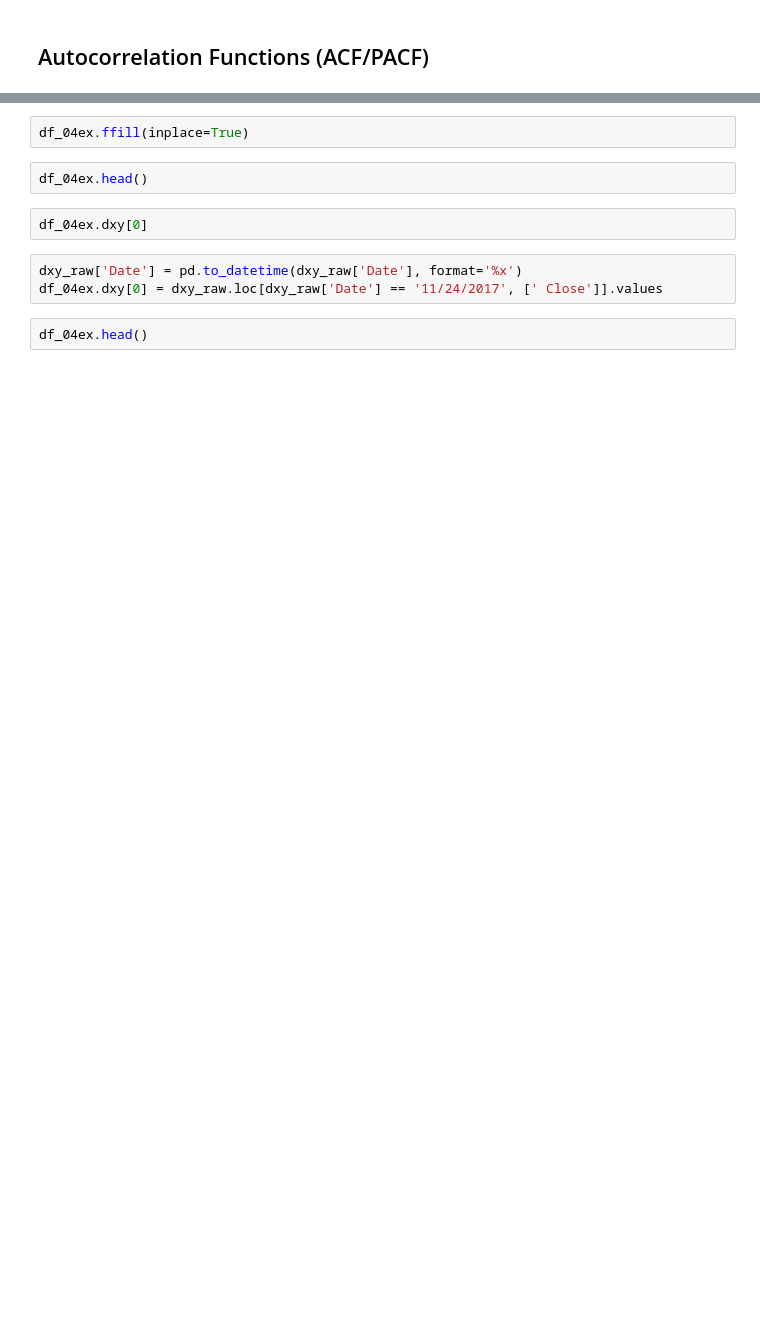
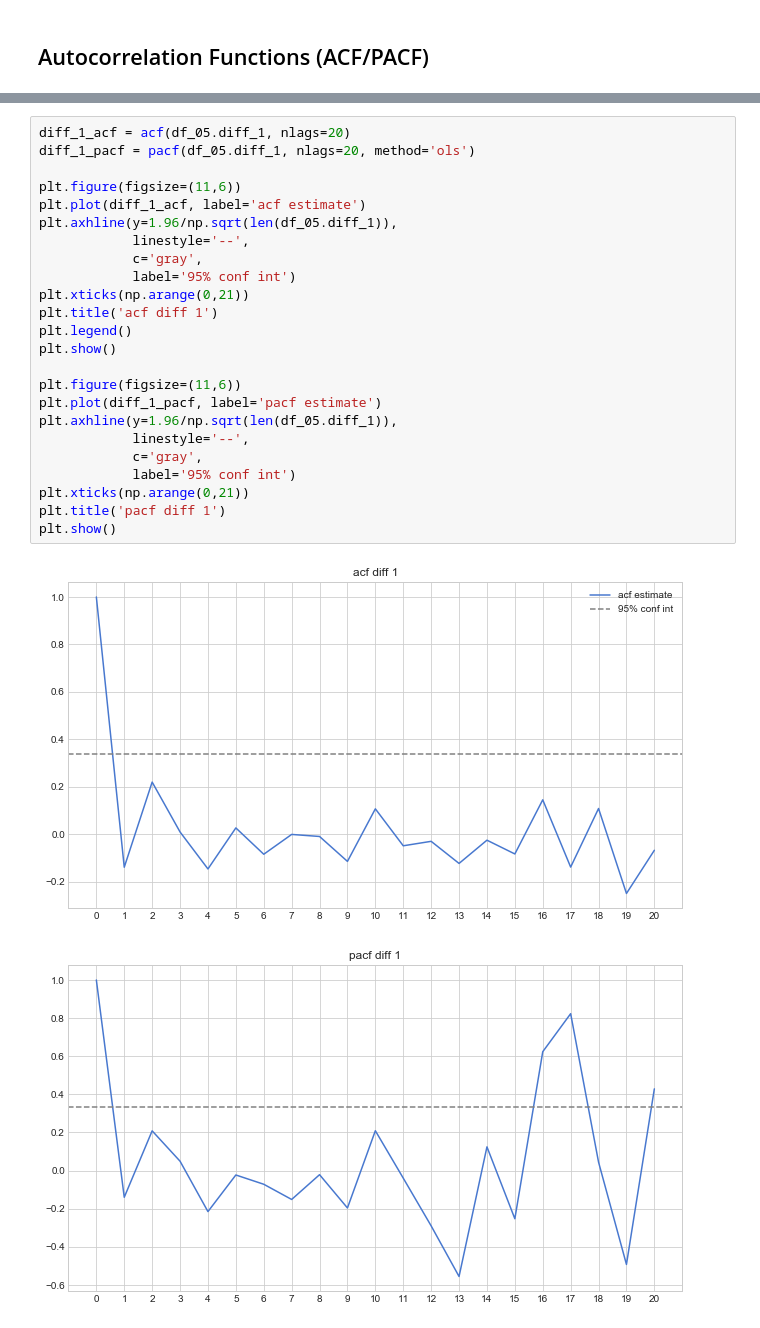
Before and after one commit to brianmcguckin/thinkful_unit_06_specializations, a Jupyter notebook: eth_ts.ipynb, the cells around one changed output, grey strips where cells are left out. Drawn from its saved outputs; the diff is of its cells as text; blank space fills up the shorter version.

```diff
--- a/eth_ts.ipynb
+++ b/eth_ts.ipynb
@@ -309,11 +198,27 @@ effr.shape
-# %%
-df_04ex.ffill(inplace=True)
-# %%
-df_04ex.head()
-# %%
-df_04ex.dxy[0]
-# %%
-dxy_raw['Date'] = pd.to_datetime(dxy_raw['Date'], format='%x')
-df_04ex.dxy[0] = dxy_raw.loc[dxy_raw['Date'] == '11/24/2017', [' Close']].values
-# %%
-df_04ex.head()
+# %%
+diff_1_acf = acf(df_05.diff_1, nlags=20)
+diff_1_pacf = pacf(df_05.diff_1, nlags=20, method='ols')
+
+plt.figure(figsize=(11,6))
+plt.plot(diff_1_acf, label='acf estimate')
+plt.axhline(y=1.96/np.sqrt(len(df_05.diff_1)),
+            linestyle='--',
+            c='gray',
+            label='95% conf int')
+plt.xticks(np.arange(0,21))
+plt.title('acf diff 1')
+plt.legend()
+plt.show()
+
+plt.figure(figsize=(11,6))
+plt.plot(diff_1_pacf, label='pacf estimate')
+plt.axhline(y=1.96/np.sqrt(len(df_05.diff_1)),
+            linestyle='--',
+            c='gray',
+            label='95% conf int')
+plt.xticks(np.arange(0,21))
+plt.title('pacf diff 1')
+plt.show()
+# %% [output]
+[figure, added]
+[figure, added]
```
Also changed, not shown: parts of 47 cells of this notebook, 2 other files.
